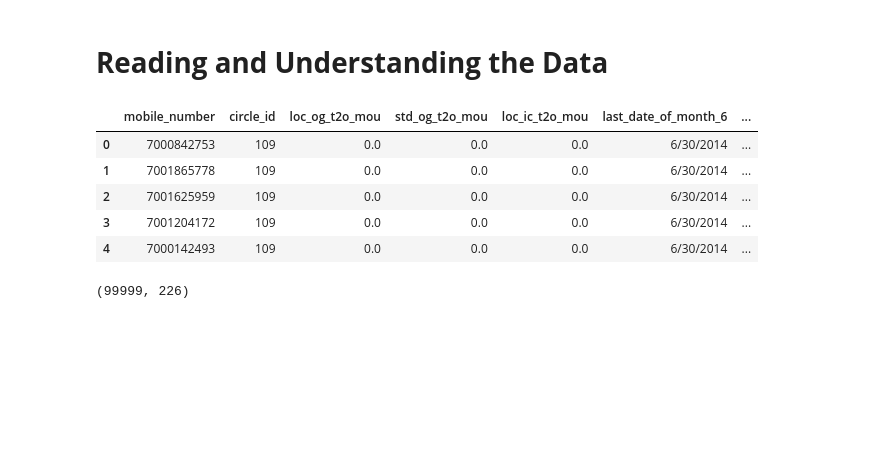
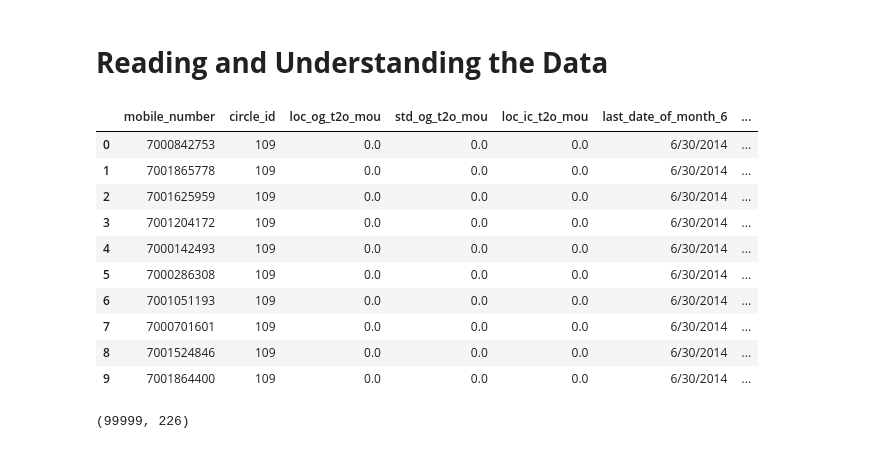
Before and after one commit to Ramesh9394/DS_1_2022, a Jupyter notebook: Telecom_Churn_Case_Study.ipynb, the cells around one changed output. Saved outputs shown, nothing was run; the diff lists cells and outputs as text; code cells hidden in the pictures; blank space fills up the shorter version.

```diff
--- a/Telecom_Churn_Case_Study.ipynb
+++ b/Telecom_Churn_Case_Study.ipynb
@@ -69,14 +69,19 @@ pd.set_option("display.width", 1000)
 # %%
 # Reading the data
 churn = pd.read_csv("telecom_churn_data.csv")
-churn.head()
+churn.head(10)
 # %% [output]
 |  | mobile_number | circle_id | loc_og_t2o_mou | std_og_t2o_mou | loc_ic_t2o_mou | last_date_of_month_6 | ... |
 | 0 | 7000842753 | 109 | 0.0 | 0.0 | 0.0 | 6/30/2014 | ... |
 | 1 | 7001865778 | 109 | 0.0 | 0.0 | 0.0 | 6/30/2014 | ... |
 | 2 | 7001625959 | 109 | 0.0 | 0.0 | 0.0 | 6/30/2014 | ... |
 | 3 | 7001204172 | 109 | 0.0 | 0.0 | 0.0 | 6/30/2014 | ... |
 | 4 | 7000142493 | 109 | 0.0 | 0.0 | 0.0 | 6/30/2014 | ... |
+| 5 | 7000286308 | 109 | 0.0 | 0.0 | 0.0 | 6/30/2014 | ... |
+| 6 | 7001051193 | 109 | 0.0 | 0.0 | 0.0 | 6/30/2014 | ... |
+| 7 | 7000701601 | 109 | 0.0 | 0.0 | 0.0 | 6/30/2014 | ... |
+| 8 | 7001524846 | 109 | 0.0 | 0.0 | 0.0 | 6/30/2014 | ... |
+| 9 | 7001864400 | 109 | 0.0 | 0.0 | 0.0 | 6/30/2014 | ... |
 # %%
 # Lets check the dimensions of the dataset
 churn.shape
```
Also changed, not shown: parts of 7 cells of this notebook.
